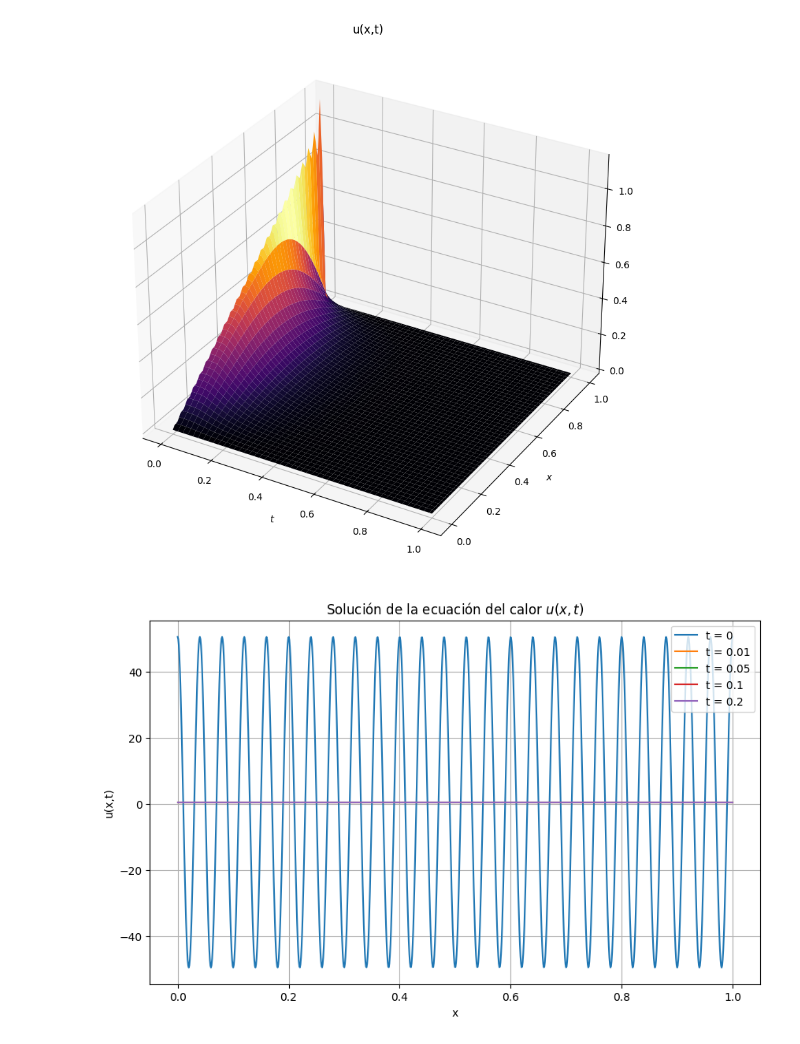
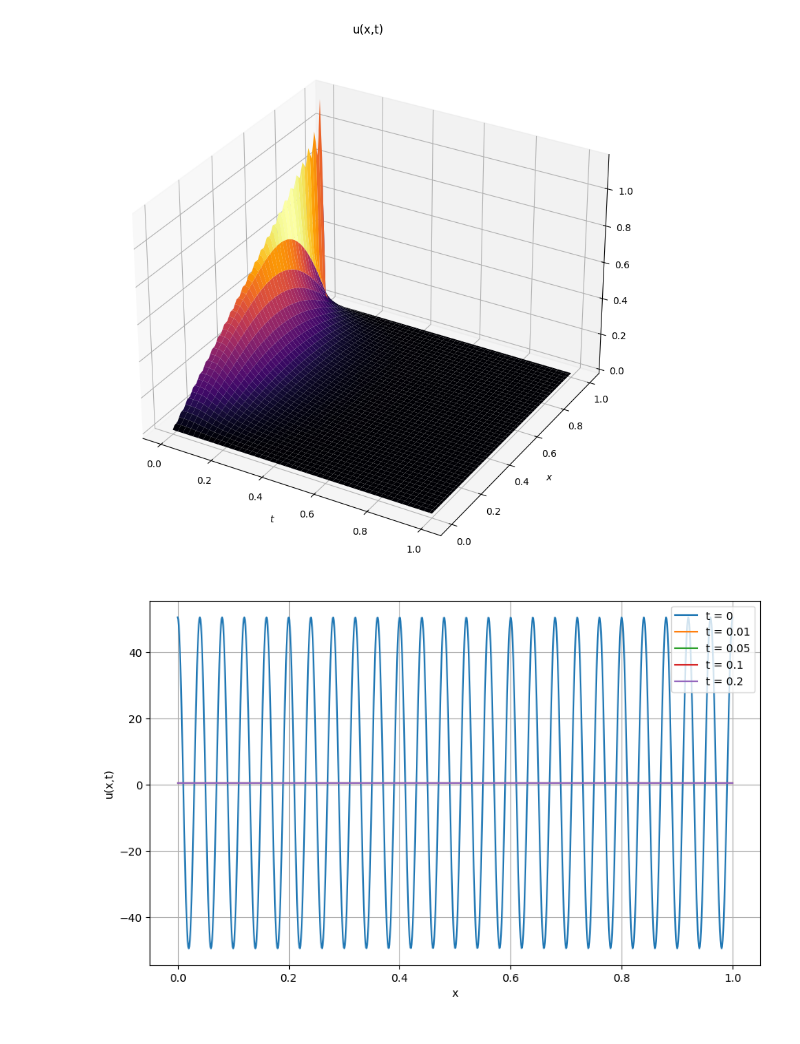
Before and after one commit to gonzoreyes07/EDP-I, a Jupyter notebook: EcuacionCalor.ipynb, the cells around one changed output. Cells and saved outputs as stored; diff of their text form; code cells hidden in the pictures.

```diff
--- a/EcuacionCalor.ipynb
+++ b/EcuacionCalor.ipynb
@@ -113,29 +113,24 @@ def solucion(x, t, k_max=50): # La variable k_max es para el máximo de término
 
     return u
 # %%
-def plot_heat_solution(t_values, x_points=1000, k_max=50):
+def g_solucion(t_0, x_p=1000, k_max=50):
 
-    # Crear el arreglo de puntos x
-    x = np.linspace(0, 1, x_points)
-
-    # Configurar la figura
+    x = np.linspace(0, 1, x_p)
     plt.figure(figsize=(10, 6))
 
-    # Graficar para cada valor de t
+    # Graficamos para cada valor de t
     for t in t_values:
         u = solucion(x, t, k_max)
         plt.plot(x, u, label=f't = {t}')
 
-      # Configurar el gráfico
-    plt.title('Solución de la ecuación del calor $u(x,t)$')
     plt.xlabel('x')
     plt.ylabel('u(x,t)')
     plt.grid(True)
     plt.legend()
     plt.show()
 
 # Graficamos para diferentes tiempos
-t_values = [0, 0.01, 0.05, 0.1, 0.2]
-plot_heat_solution(t_values)
+t_0 = [0, 0.01, 0.05, 0.1, 0.2]
+g_solucion(t_0)
 # %% [output]
-[figure, old version]
+[figure, new version]
```
